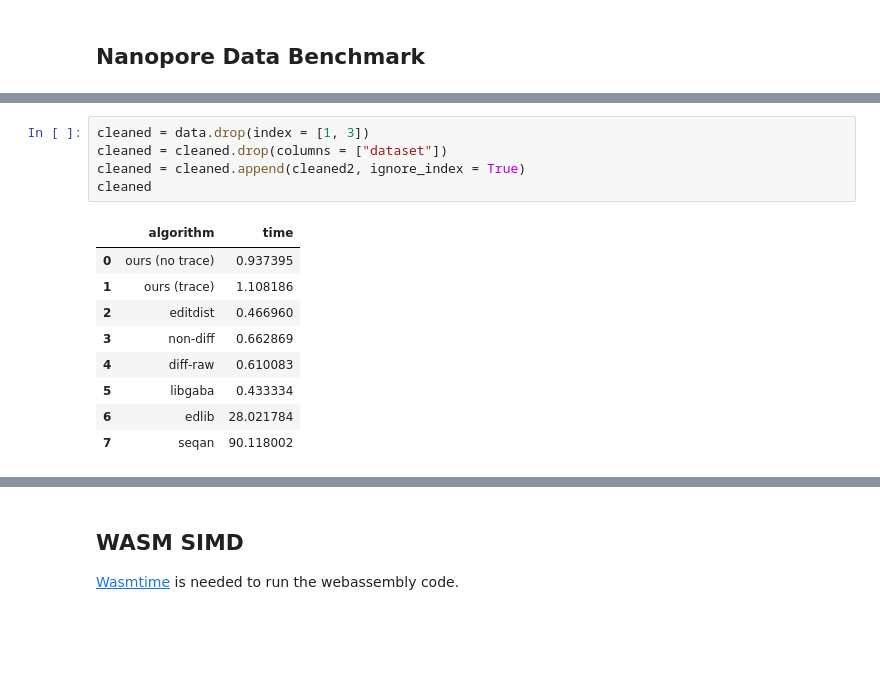
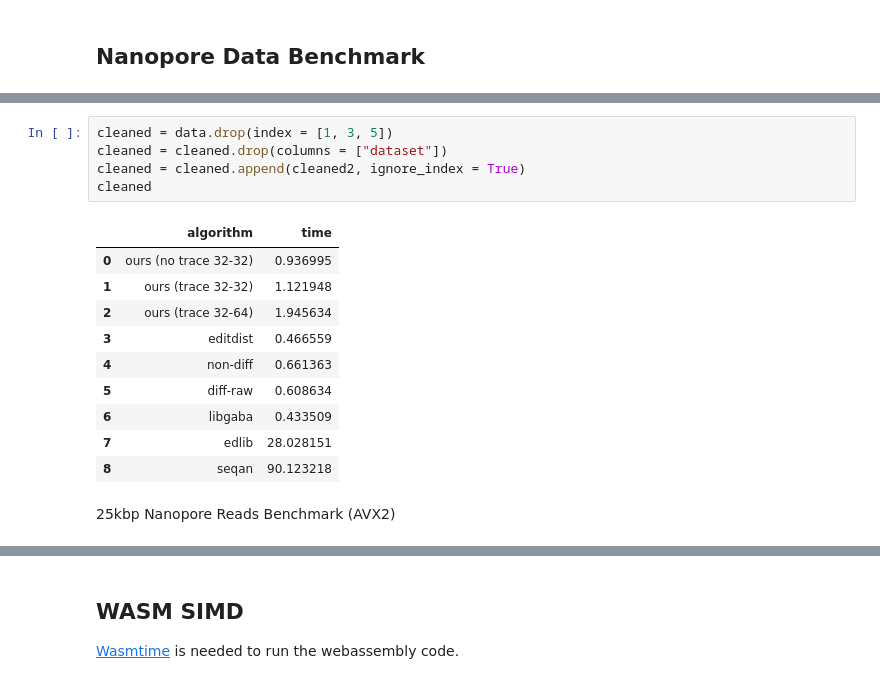
Before and after one commit to Daniel-Liu-c0deb0t/block-aligner, a Jupyter notebook: vis/block_aligner_vis.ipynb, the cells around one changed output, grey strips where cells are left out. Cells and saved outputs as stored; diff of their text form; blank space fills up the shorter version.

```diff
--- a/vis/block_aligner_vis.ipynb
+++ b/vis/block_aligner_vis.ipynb
@@ -729,16 +768,19 @@ cleaned2
 # %%
-cleaned = data.drop(index = [1, 3])
+cleaned = data.drop(index = [1, 3, 5])
 cleaned = cleaned.drop(columns = ["dataset"])
 cleaned = cleaned.append(cleaned2, ignore_index = True)
 cleaned
 # %% [output]
 |  | algorithm | time |
-| 0 | ours (no trace) | 0.937395 |
-| 1 | ours (trace) | 1.108186 |
-| 2 | editdist | 0.466960 |
-| 3 | non-diff | 0.662869 |
-| 4 | diff-raw | 0.610083 |
-| 5 | libgaba | 0.433334 |
-| 6 | edlib | 28.021784 |
-| 7 | seqan | 90.118002 |
+| 0 | ours (no trace 32-32) | 0.936995 |
+| 1 | ours (trace 32-32) | 1.121948 |
+| 2 | ours (trace 32-64) | 1.945634 |
+| 3 | editdist | 0.466559 |
+| 4 | non-diff | 0.661363 |
+| 5 | diff-raw | 0.608634 |
+| 6 | libgaba | 0.433509 |
+| 7 | edlib | 28.028151 |
+| 8 | seqan | 90.123218 |
+# %% [markdown]
+25kbp Nanopore Reads Benchmark (AVX2)
 # %%
```
Also changed, not shown: parts of 42 cells of this notebook, 16 other files.
